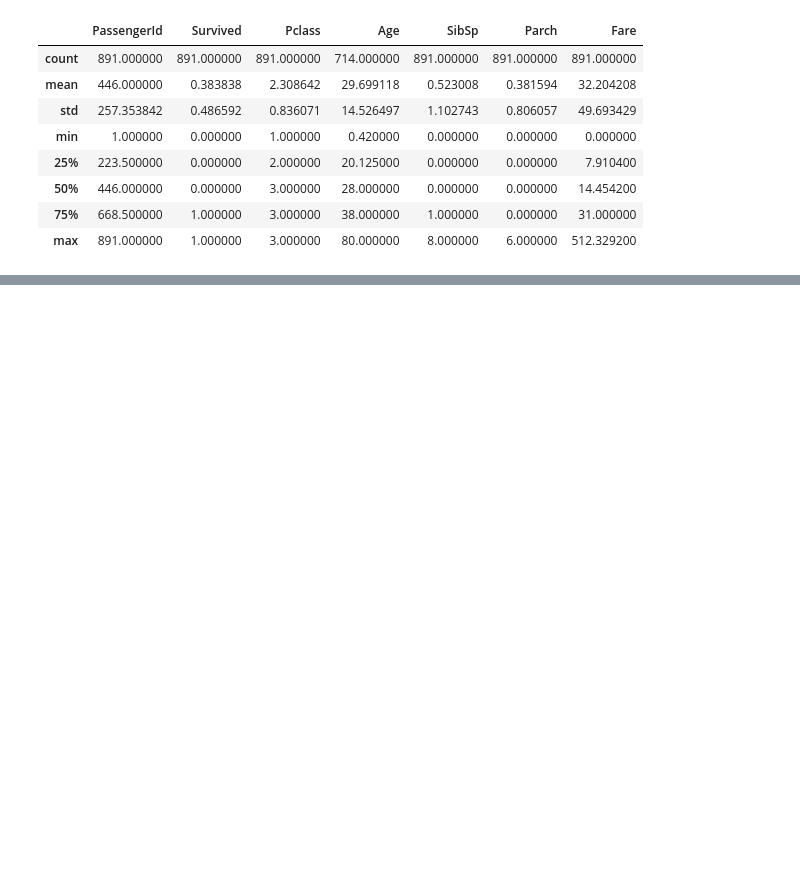
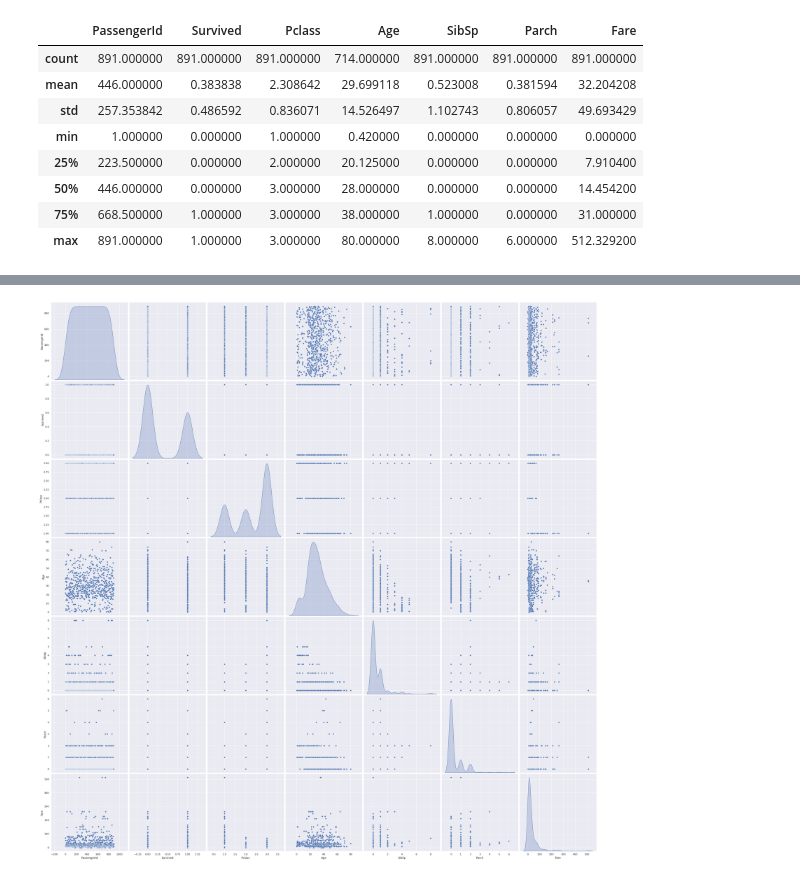
Before and after one commit to RMeissnerCC/99-ML-Learning-Projects, a Jupyter notebook: 001/exercise/titanic.ipynb, the cells around one changed output, grey strips where cells are left out. Saved outputs shown, nothing was run; the diff lists cells and outputs as text; code cells hidden in the pictures; blank space fills up the shorter version.

```diff
--- a/001/exercise/titanic.ipynb
+++ b/001/exercise/titanic.ipynb
@@ -80,0 +116,6 @@ plt.hist(x, bins=10, color=["blue", "red"], fill=True, stacked=True)
+# %%
+sns.set()
+sns.pairplot(test_data,height = 5 ,kind ='scatter',diag_kind='kde')
+plt.show()
+# %% [output]
+[figure, added]
```
Also changed, not shown: parts of 5 cells of this notebook, 2 other files.
